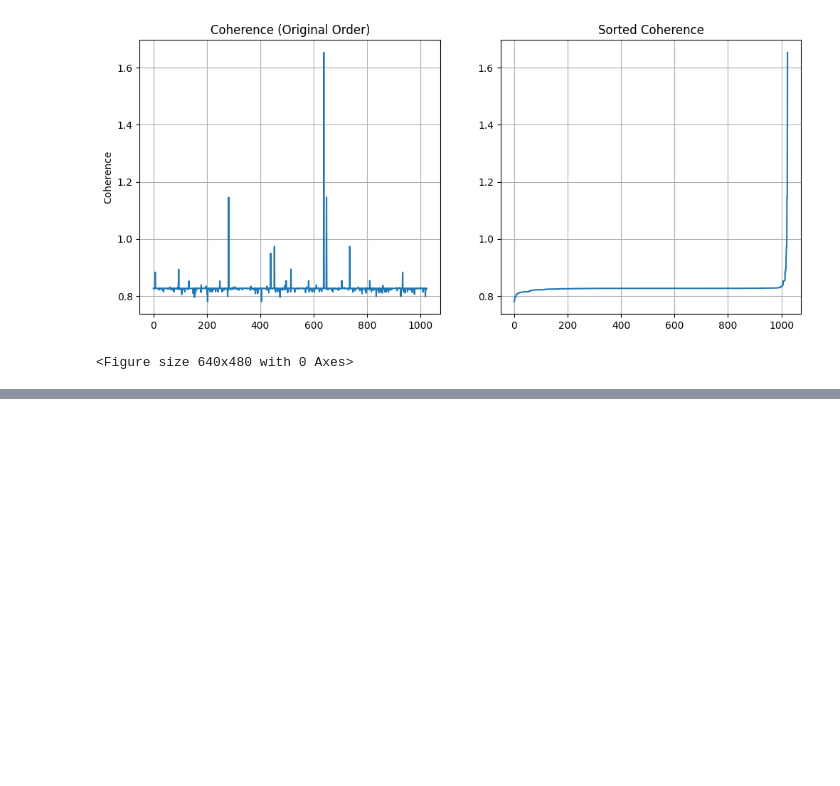
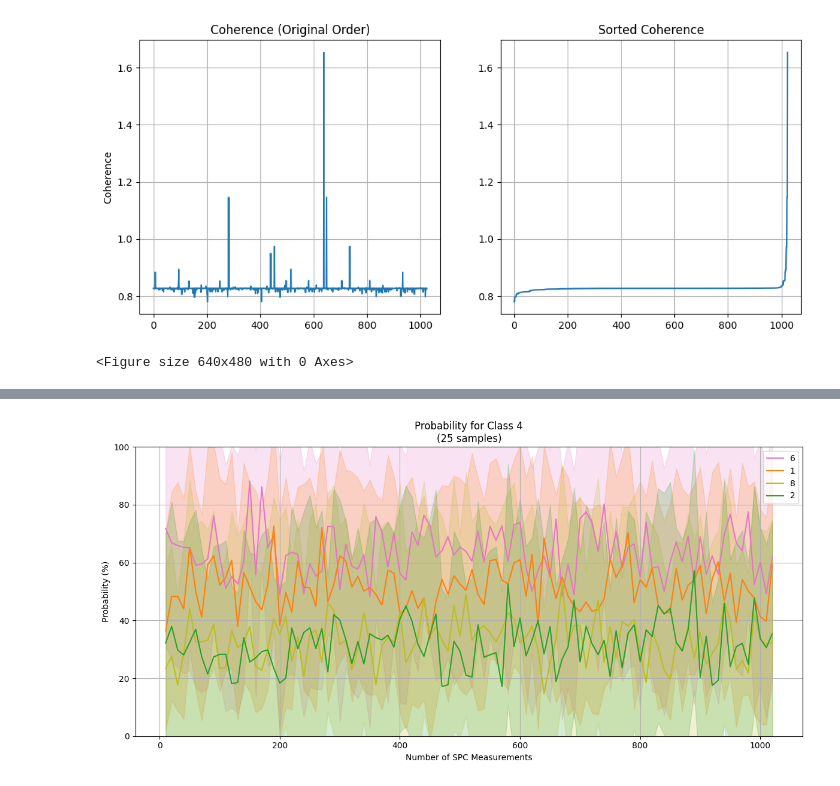
Before and after one commit to arkwen/ARMIMP-report, a Jupyter notebook: SPC_classifier.ipynb, the cells around one changed output, grey strips where cells are left out. Cells and saved outputs as stored; diff of their text form; code cells hidden in the pictures; blank space fills up the shorter version.

```diff
--- a/SPC_classifier.ipynb
+++ b/SPC_classifier.ipynb
@@ -1010,0 +1104,5 @@ Accuracy: 0.8560     Precision: 0.8677       Recall: 0.8553       F1: 0.8572
+# %%
+'''Example how models react on rotated images'''
+_ = analyze_class_probabilities(model_400, 4, list(range(0,10)), loader = test_loader)
+# %% [output]
+[figure, added]
```
Also changed, not shown: parts of 17 cells of this notebook, 4 other files.
